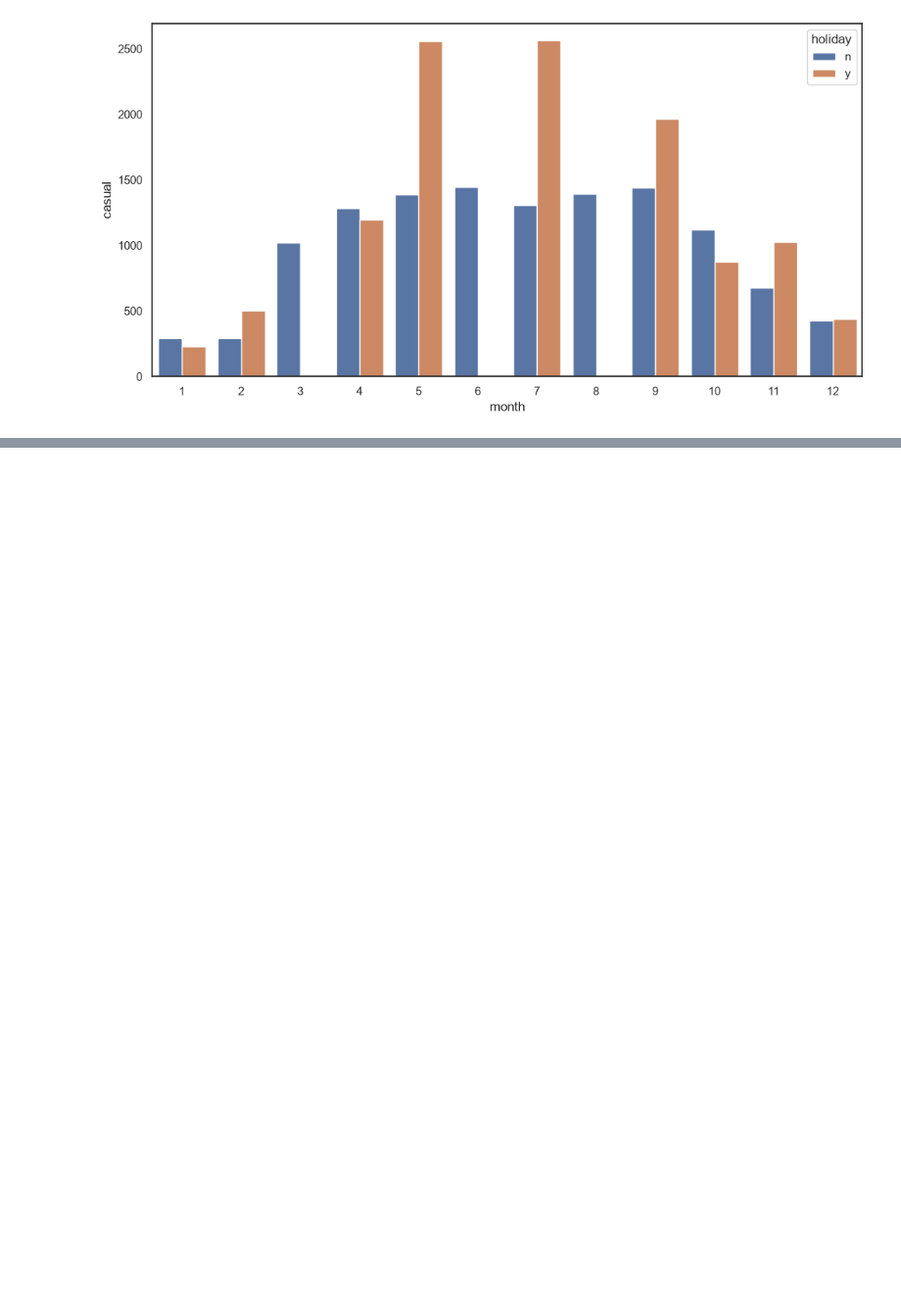
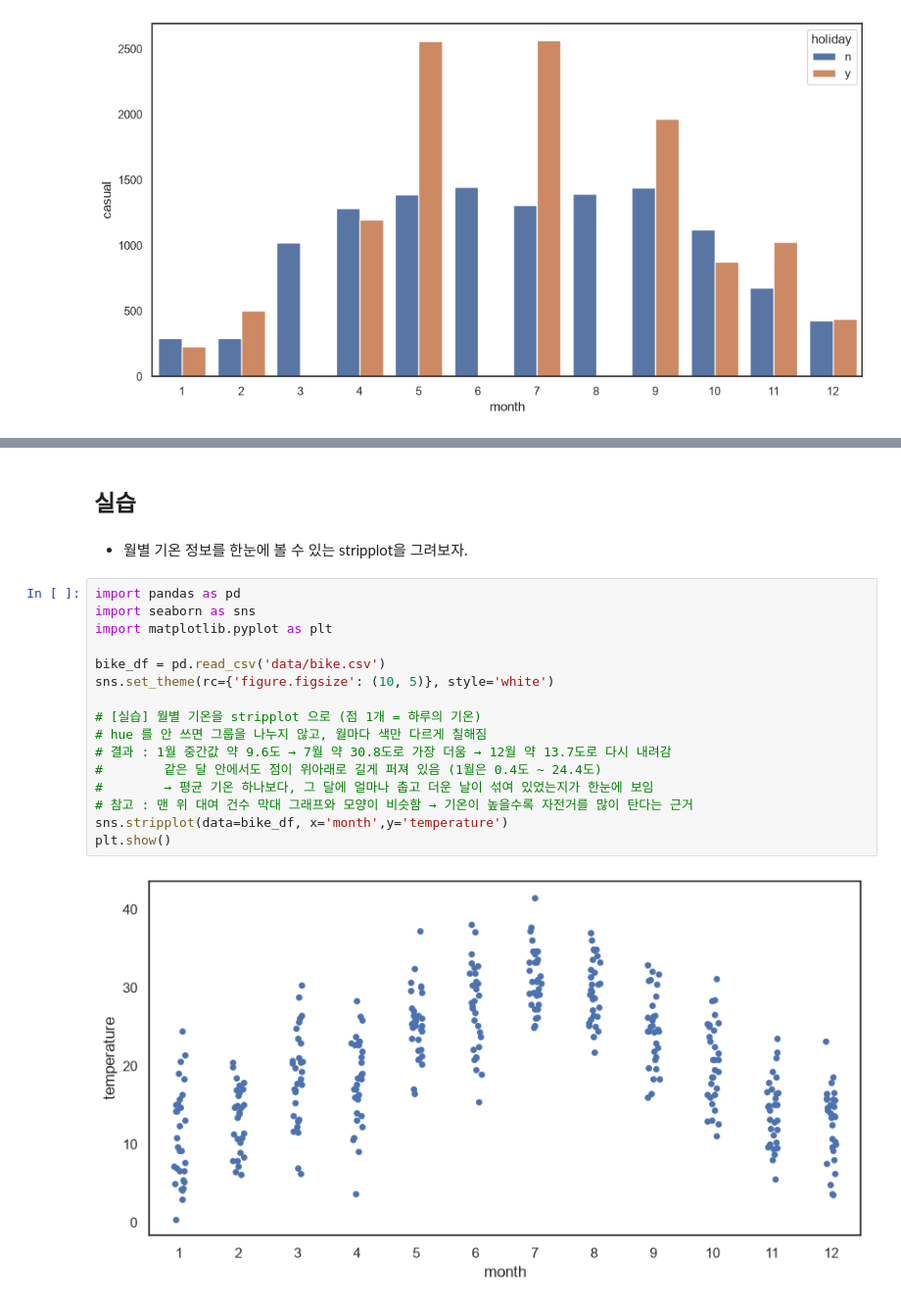
Before and after one commit to hyeonn31/Python_Study, a Jupyter notebook: 10. seaborn_Capital Bike Share.ipynb, the cells around one changed output, grey strips where cells are left out. Shown at 98% size. Drawn from its saved outputs; the diff is of its cells as text; blank space fills up the shorter version.

```diff
--- a/10. seaborn_Capital Bike Share.ipynb
+++ b/10. seaborn_Capital Bike Share.ipynb
@@ -124,0 +203,22 @@ plt.show()
+# %% [markdown]
+## 실습
+# %% [markdown]
+- 월별 기온 정보를 한눈에 볼 수 있는 stripplot을 그려보자.
+# %%
+import pandas as pd
+import seaborn as sns
+import matplotlib.pyplot as plt
+
+bike_df = pd.read_csv('data/bike.csv')
+sns.set_theme(rc={'figure.figsize': (10, 5)}, style='white')
+
+# [실습] 월별 기온을 stripplot 으로 (점 1개 = 하루의 기온)
+# hue 를 안 쓰면 그룹을 나누지 않고, 월마다 색만 다르게 칠해짐
+# 결과 : 1월 중간값 약 9.6도 → 7월 약 30.8도로 가장 더움 → 12월 약 13.7도로 다시 내려감
+#        같은 달 안에서도 점이 위아래로 길게 퍼져 있음 (1월은 0.4도 ~ 24.4도)
+#        → 평균 기온 하나보다, 그 달에 얼마나 춥고 더운 날이 섞여 있었는지가 한눈에 보임
+# 참고 : 맨 위 대여 건수 막대 그래프와 모양이 비슷함 → 기온이 높을수록 자전거를 많이 탄다는 근거
+sns.stripplot(data=bike_df, x='month',y='temperature')
+plt.show()
+# %% [output]
+[figure, added]
```
Also changed, not shown: parts of 19 cells of this notebook.
